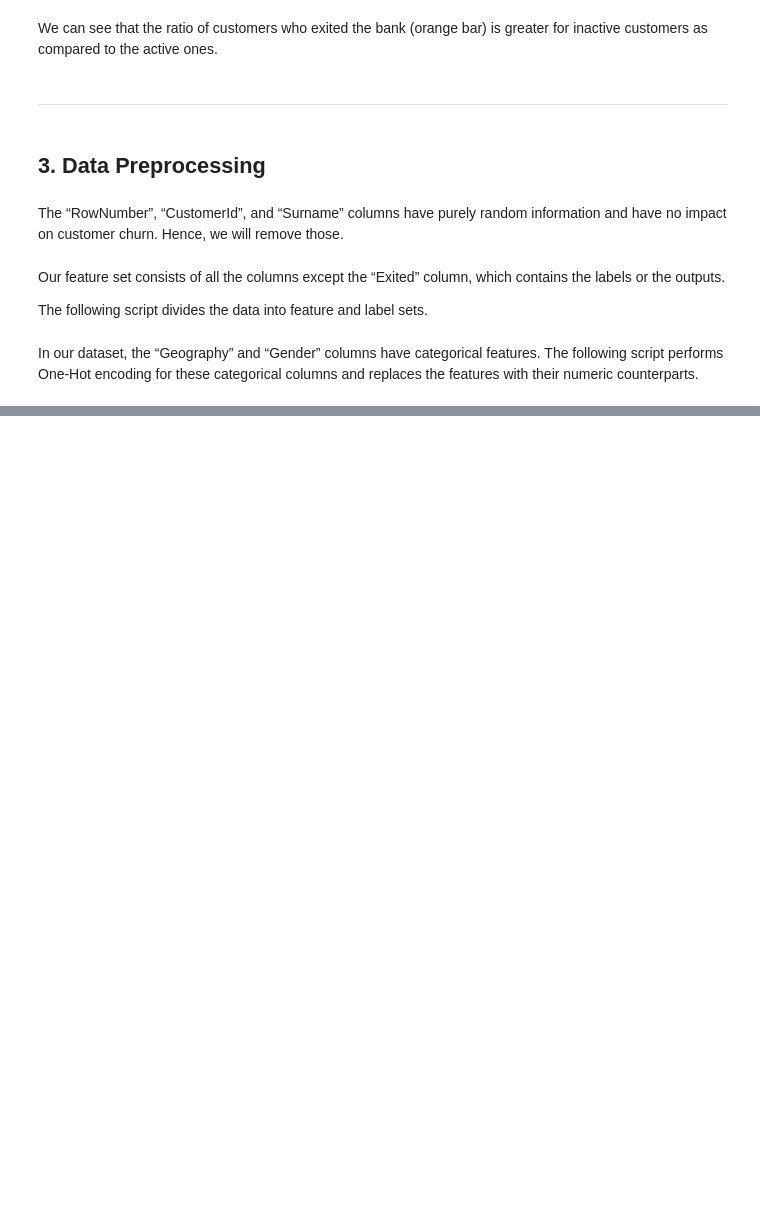
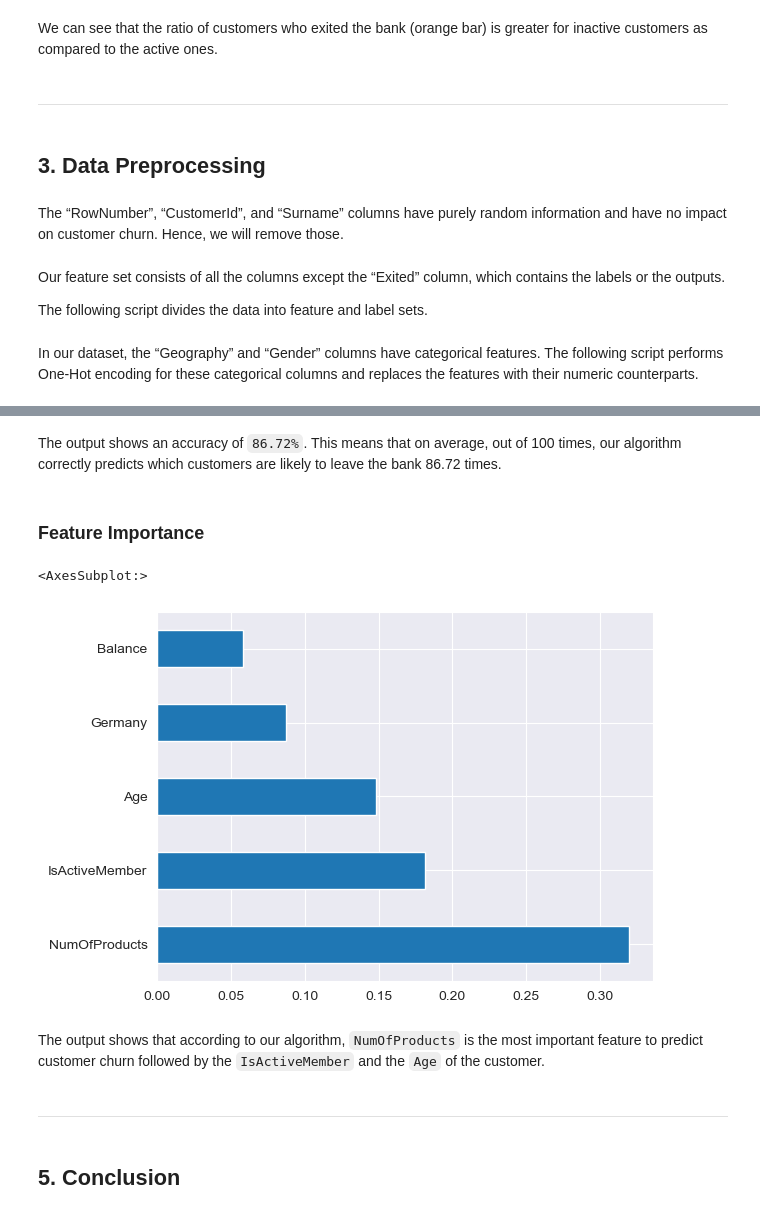
Before and after one commit to BhushanIngale/Bank-Churn-Prediction, a Jupyter notebook: src/Bank_Churn.ipynb, the cells around one changed output, grey strips where cells are left out. Cells and saved outputs as stored; diff of their text form; code cells hidden in the pictures; blank space fills up the shorter version.

Commit message:
XGBoost Classifier trained

```diff
--- a/src/Bank_Churn.ipynb
+++ b/src/Bank_Churn.ipynb
@@ -140,3 +140,12 @@ labels = churn_data['Exited']
 In our dataset, the “Geography” and “Gender” columns have categorical features. The following script performs One-Hot encoding for these categorical columns and replaces the features with their numeric counterparts.
 # %%
 temp_data =  features.drop(['Geography', 'Gender'], axis=1)
+# %%
+# One-Hot Encoding:
+
+Geography = pd.get_dummies(features .Geography).iloc[:,1:]
+Gender = pd.get_dummies(features.Gender).iloc[:,1:]
+# %%
+# Concatenating the above encoded results:
+
+final_feature_set = pd.concat([temp_data,Geography,Gender], axis=1)
@@ -142,0 +156,13 @@ temp_data =  features.drop(['Geography', 'Gender'], axis=1)
+# %%
+# Splitting the data into training & testing sets:
+
+from sklearn.model_selection import train_test_split
+X_train, X_test, y_train, y_test = train_test_split(final_feature_set,
+                                                    labels,
+                                                    test_size = 0.25,
+                                                    random_state = 42)
+# %%
+# XGBoost Training:
+
+model = XGBClassifier(learning_rate =0.1, n_estimators=100 , random_state=42)
+model.fit(X_train, y_train)
@@ -142,0 +200,17 @@ temp_data =  features.drop(['Geography', 'Gender'], axis=1)
+# %% [markdown]
+The output shows an accuracy of `86.72%`. This means that on average, out of 100 times, our algorithm correctly predicts which customers are likely to leave the bank 86.72 times.
+# %% [markdown]
+### Feature Importance
+# %%
+import numpy as np
+feat_importances = pd.Series(model.feature_importances_, index=final_feature_set.columns)
+feat_importances.nlargest(5).plot(kind='barh')
+# %% [output]
+<AxesSubplot:>
+[figure, added]
+# %% [markdown]
+The output shows that according to our algorithm, `NumOfProducts` is the most important feature to predict customer churn followed by the `IsActiveMember` and the `Age` of the customer.
+# %% [markdown]
+---
+# %% [markdown]
+## 5. Conclusion
```
Also changed, not shown: parts of 5 cells of this notebook.
